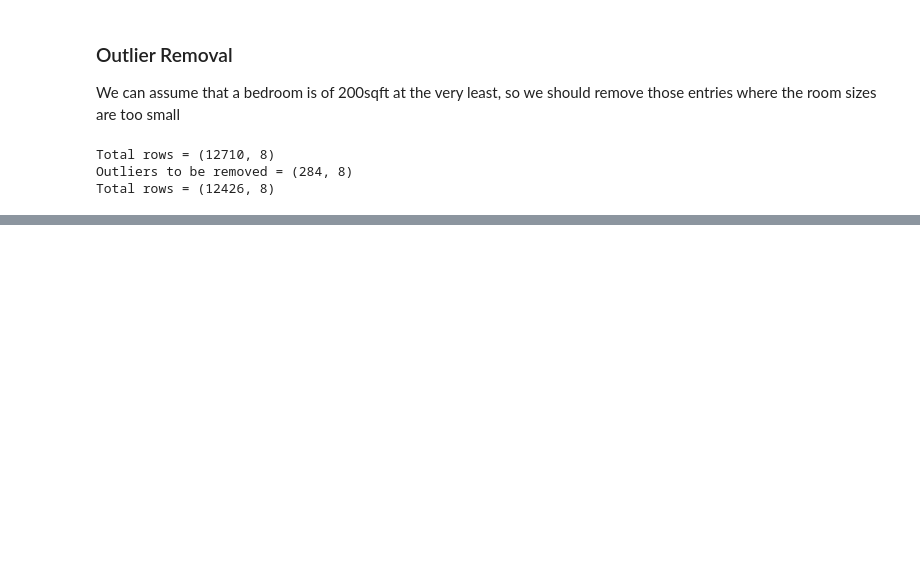
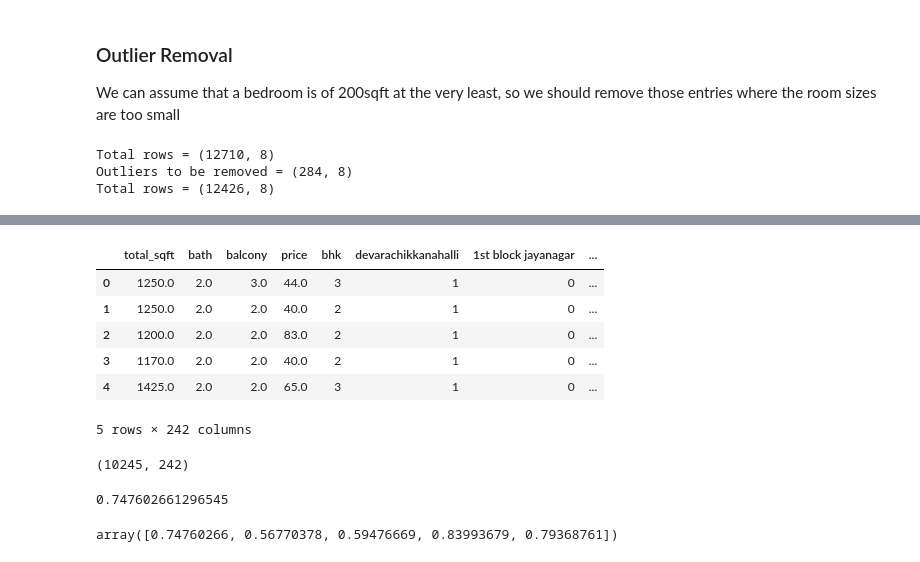
Before and after one commit to Divyashree-iyer/bengaluru-house-price-prediction, a Jupyter notebook: model.ipynb, the cells around one changed output, grey strips where cells are left out. Saved outputs shown, nothing was run; the diff lists cells and outputs as text; code cells hidden in the pictures; blank space fills up the shorter version.

Commit message:
first linear regression classifier

```diff
--- a/model.ipynb
+++ b/model.ipynb
@@ -303,0 +426,25 @@ Total rows = (12426, 8)
+# %%
+df.drop(['availability','price_per_sqft'],axis=1,inplace=True)
+# %%
+dummies_location = pd.get_dummies(df.location, dtype=int)
+dummies_location.drop(['other'],axis=1,inplace=True)
+
+dummies_availability = pd.get_dummies(df.availability_month, dtype=int)
+dummies_availability.drop(['Ready To Move'],axis=1,inplace=True)
+# %%
+df = pd.concat([df,dummies_location],axis=1)
+# df = pd.concat([df,dummies_availability],axis=1)
+df.drop(['location','availability_month'],axis=1,inplace=True)
+df.head()
+# %% [output]
+|  | total_sqft | bath | balcony | price | bhk | devarachikkanahalli | 1st block jayanagar | ... |
+| 0 | 1250.0 | 2.0 | 3.0 | 44.0 | 3 | 1 | 0 | ... |
+| 1 | 1250.0 | 2.0 | 2.0 | 40.0 | 2 | 1 | 0 | ... |
+| 2 | 1200.0 | 2.0 | 2.0 | 83.0 | 2 | 1 | 0 | ... |
+| 3 | 1170.0 | 2.0 | 2.0 | 40.0 | 2 | 1 | 0 | ... |
+| 4 | 1425.0 | 2.0 | 2.0 | 65.0 | 3 | 1 | 0 | ... |
+5 rows × 242 columns
+# %%
+df.shape
+# %% [output]
+(10245, 242)
@@ -303,0 +456,11 @@ Total rows = (12426, 8)
+# %%
+lr_clf = linear_model.LinearRegression()
+lr_clf.fit(X_train, y_train)
+lr_clf.score(X_test, y_test)
+# %% [output]
+0.747602661296545
+# %%
+cv = ShuffleSplit(n_splits=5, test_size=0.2, random_state=10)
+cross_val_score(linear_model.LinearRegression(), X, y, cv=cv)
+# %% [output]
+array([0.74760266, 0.56770378, 0.59476669, 0.83993679, 0.79368761])
```
Also changed, not shown: parts of 17 cells of this notebook.
